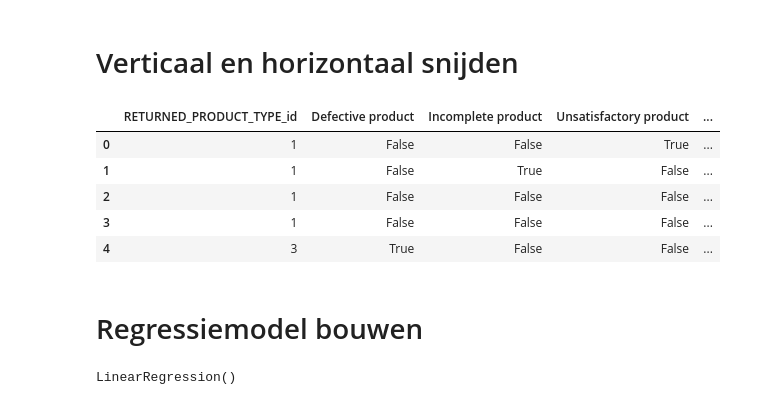
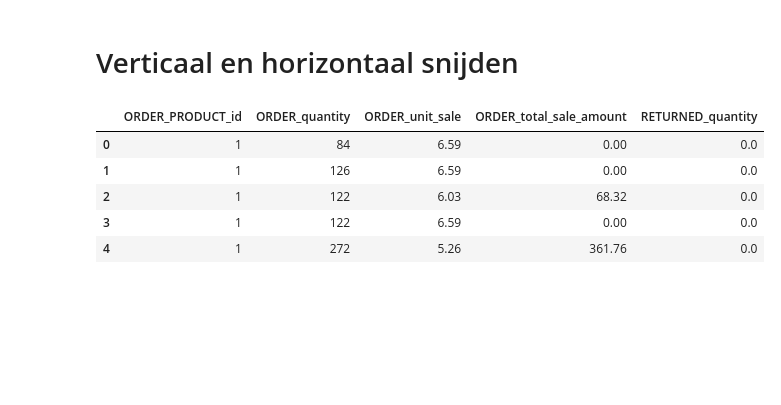
Before and after one commit to NoahGram/Johari_Venster, a Jupyter notebook: week_8/src/PR8-2.ipynb, the cells around one changed output. Drawn from its saved outputs; the diff is of its cells as text; code cells hidden in the pictures; blank space fills up the shorter version.

Commit message:
johari

```diff
--- a/week_8/src/PR8-2.ipynb
+++ b/week_8/src/PR8-2.ipynb
@@ -49,0 +34,20 @@ df.head()
+# %%
+# Lees de data in van de SQLite database
+sqlite_conn = sqlite3.connect('../data/johari.db')
+returned_item = pd.read_sql("SELECT * FROM RETURNED_ITEM", sqlite_conn)
+order_details = pd.read_sql("SELECT * FROM ORDER_DETAILS", sqlite_conn)
+
+# Merge de twee tabellen. "how" is de manier van mergen, "left" betekent dat alle rijen van de linker tabel wordt behouden (we willen alle order details behouden, ook al zijn ze niet geretourneerd)
+df = pd.merge(order_details, returned_item, how='left', left_on='ORDER_DETAILS_id', right_on='RETURNED_ORDER_DETAIL_id')
+df.to_sql('MERGED', con=sqlite_conn, if_exists='replace', index=False)
+
+# Alleen de kolommen selecteren die nodig zijn voor de trainset en testset
+df = df.loc[:, ['ORDER_PRODUCT_id', 'ORDER_quantity', 'ORDER_unit_sale', 'ORDER_total_sale_amount', 'RETURNED_quantity', 'RETURNED_REASON_description']]
+
+# Als de RETURNED_quantity NaN is, vervang deze dan met 0
+df['RETURNED_quantity'] = df['RETURNED_quantity'].fillna(0)
+
+# Als de RETURNED_REASON_description NaN is, vervang deze dan met "No return"
+df['RETURNED_REASON_description'] = df['RETURNED_REASON_description'].fillna('No return')
+
+df
@@ -75,16 +97,16 @@ df.head()
 # %% [markdown]
 # Verticaal en horizontaal snijden
 # %%
-X = df.drop('RETURNED_quantity', axis=1) # Onafhankelijke variabelen
-y = df.loc[:, ['RETURNED_quantity']] # Afhankelijke variabele
+X = df.drop('RETURNED_REASON_description', axis=1) # Onafhankelijke variabelen
+y = df.loc[:, ['RETURNED_REASON_description']] # Afhankelijke variabele
 X.head()
 # %% [output]
-|  | RETURNED_PRODUCT_TYPE_id | Defective product | Incomplete product | Unsatisfactory product | ... |
-| 0 | 1 | False | False | True | ... |
-| 1 | 1 | False | True | False | ... |
-| 2 | 1 | False | False | False | ... |
-| 3 | 1 | False | False | False | ... |
-| 4 | 3 | True | False | False | ... |
+|  | ORDER_PRODUCT_id | ORDER_quantity | ORDER_unit_sale | ORDER_total_sale_amount | RETURNED_quantity |
+| 0 | 1 | 84 | 6.59 | 0.00 | 0.0 |
+| 1 | 1 | 126 | 6.59 | 0.00 | 0.0 |
+| 2 | 1 | 122 | 6.03 | 68.32 | 0.0 |
+| 3 | 1 | 122 | 6.59 | 0.00 | 0.0 |
+| 4 | 1 | 272 | 5.26 | 361.76 | 0.0 |
 # %%
 X_train, X_test, y_train, y_test = train_test_split(
     X,
@@ -92,11 +114,3 @@ X_train, X_test, y_train, y_test = train_test_split(
     test_size=0.15,
     random_state=42
 ) # Data splitsen in trainings- en testset
-# %% [markdown]
-# Regressiemodel bouwen
-# %%
-reg_model = linear_model.LinearRegression() # Regressiemodel
-reg_model = LinearRegression().fit(X_train, y_train) # Model trainen
-reg_model
-# %% [output]
-LinearRegression()
```
Also changed, not shown: parts of 20 cells of this notebook, 1 other file.
